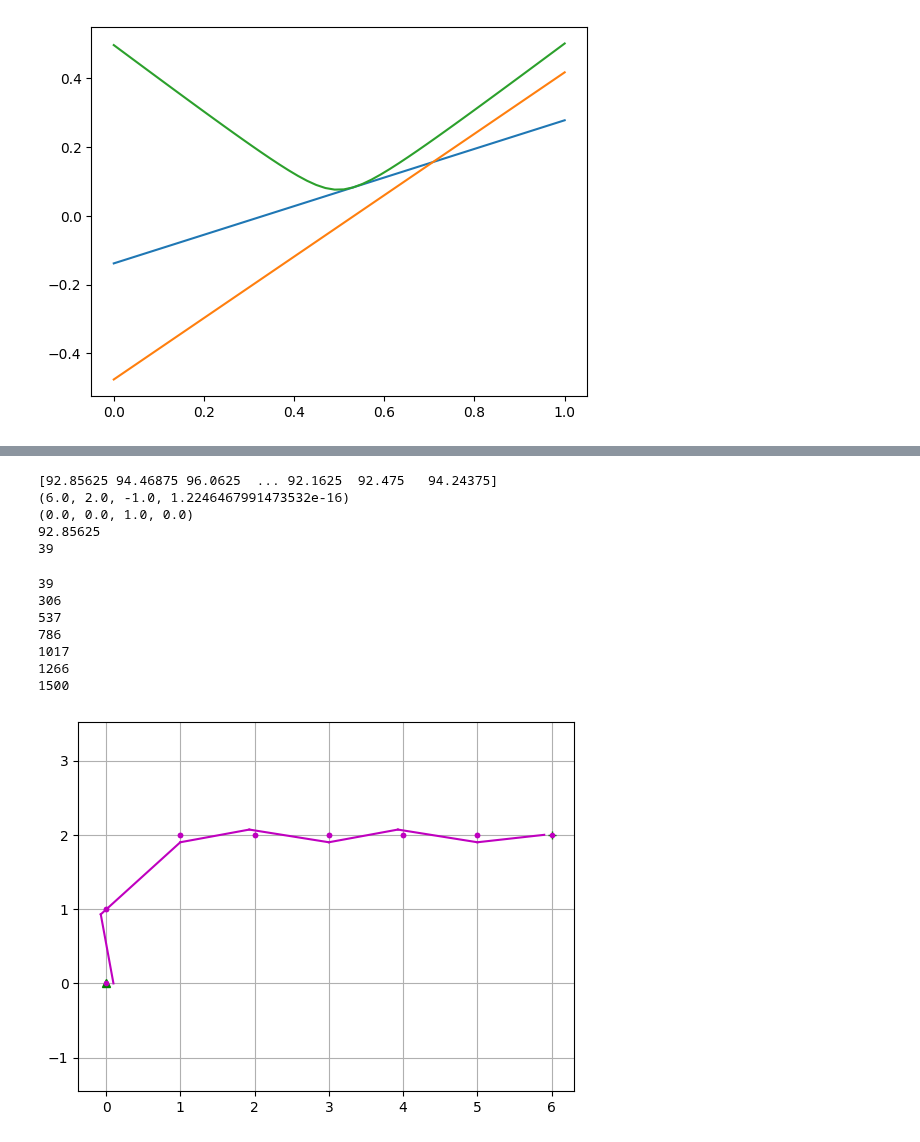
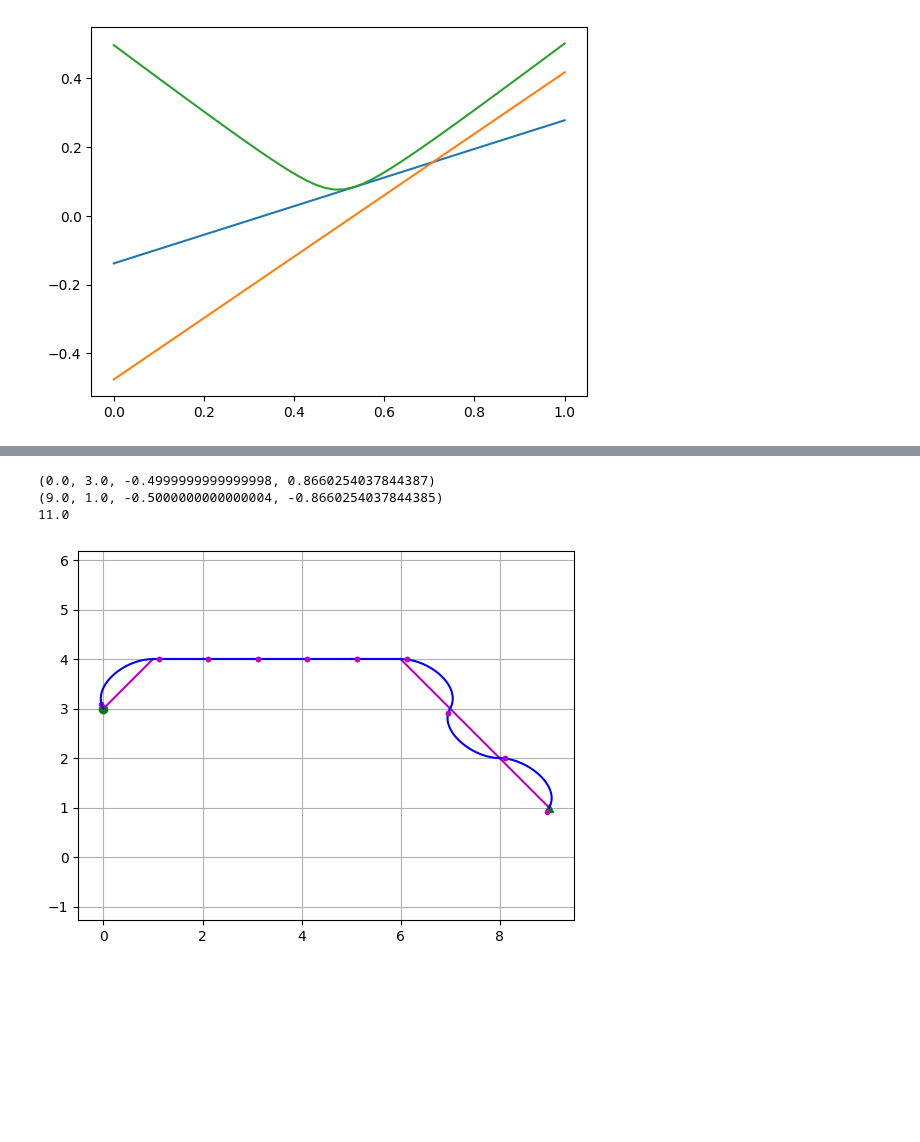
Before and after one commit to arthurrichards77/smply, a Jupyter notebook: grid_states.ipynb, the cells around one changed output, grey strips where cells are left out. Drawn from its saved outputs; the diff is of its cells as text; code cells hidden in the pictures; blank space fills up the shorter version.

Commit message:
Got grid example working at last

```diff
--- a/grid_states.ipynb
+++ b/grid_states.ipynb
@@ -14,7 +22,7 @@ print(spd_range)
 # %% [output]
 [1.  1.1 1.2]
 # %%
-num_angles = 8
+num_angles = 12
 hdg_range = np.arange(0,2*np.pi,2*np.pi/num_angles)
 print(hdg_range)
 # %% [output]
@@ -191,0 +214,11 @@ def travel_time(s1,s2):
+# %%
+for (i1,s1) in enumerate(grid_points):
+    if (s1[0],s1[1])!=(1.0,2.0):
+        continue
+    for (i2,s2) in enumerate(grid_points):
+        t12,x,y = travel_time(s1,s2)
+        if t12 < 3.0:
+            plt.plot(x,y,'-')
+plt.axis('equal')
+plt.grid('on')
+plt.show()
@@ -192,5 +227,9 @@ def travel_time(s1,s2):
 # %%
+cost_matrix = np.inf*np.ones((num_points,num_points))
+link_matrix = {}
 for (i1,s1) in enumerate(grid_points):
     for (i2,s2) in enumerate(grid_points):
-        t12,_,_ = travel_time(s1,s2)
-        cost_matrix[i1,i2] = t12
+        t12,x,y = travel_time(s1,s2)
+        if t12 < 3.0:
+            cost_matrix[i1,i2] = t12
+            link_matrix[(i1,i2)] = (x,y)
@@ -213,48 +237,38 @@ plt.show()
 from scipy.sparse.csgraph import shortest_path
 path_length,predecessors = shortest_path(cost_matrix, return_predecessors=True)
 # %%
-start_node = 1500
-target_node = 0
-print(path_length[start_node,:])
+start_node = 120
+target_node = 3300
 print(grid_points[start_node])
 print(grid_points[target_node])
 print(path_length[start_node,target_node])
-print(predecessors[start_node,target_node])
 # %% [output]
-[92.85625 94.46875 96.0625  ... 92.1625  92.475   94.24375]
-(6.0, 2.0, -1.0, 1.2246467991473532e-16)
-(0.0, 0.0, 1.0, 0.0)
-92.85625
-39
+(0.0, 3.0, -0.4999999999999998, 0.8660254037844387)
+(9.0, 1.0, -0.5000000000000004, -0.8660254037844385)
+11.0
 # %%
 plt.plot([grid_points[start_node][0]],
-         [grid_points[start_node][1]],'g+')
+         [grid_points[start_node][1]],'go')
 plt.plot([grid_points[target_node][0]],
          [grid_points[target_node][1]],'g^')
 curr_node = target_node
 for kk in range(len(grid_points)):
-    next_node = predecessors[start_node,curr_node]
-    print(next_node)
+    prev_node = predecessors[start_node,curr_node]
     plt.plot([grid_points[curr_node][0] + vel_scale*grid_points[curr_node][2],
-              grid_points[next_node][0] + vel_scale*grid_points[next_node][2]],
+              grid_points[prev_node][0] + vel_scale*grid_points[prev_node][2]],
              [grid_points[curr_node][1] + vel_scale*grid_points[curr_node][3],
-              grid_points[next_node][1] + vel_scale*grid_points[next_node][3]],'m-')
+              grid_points[prev_node][1] + vel_scale*grid_points[prev_node][3]],'m.')
     plt.plot([grid_points[curr_node][0],
-              grid_points[next_node][0]],
+              grid_points[prev_node][0]],
              [grid_points[curr_node][1],
-              grid_points[next_node][1]],'m.')
-    curr_node=next_node
+              grid_points[prev_node][1]],'m-')
+    px,py = link_matrix[(prev_node,curr_node)]
+    plt.plot(px,py,'b-')
+    curr_node=prev_node
     if curr_node==start_node:
         break
 plt.grid('on')
 plt.axis('equal')
 plt.show()
 # %% [output]
-39
-306
-537
-786
-1017
-1266
-1500
-[figure, old version]
+[figure, new version]
```
Also changed, not shown: parts of 9 cells of this notebook.
